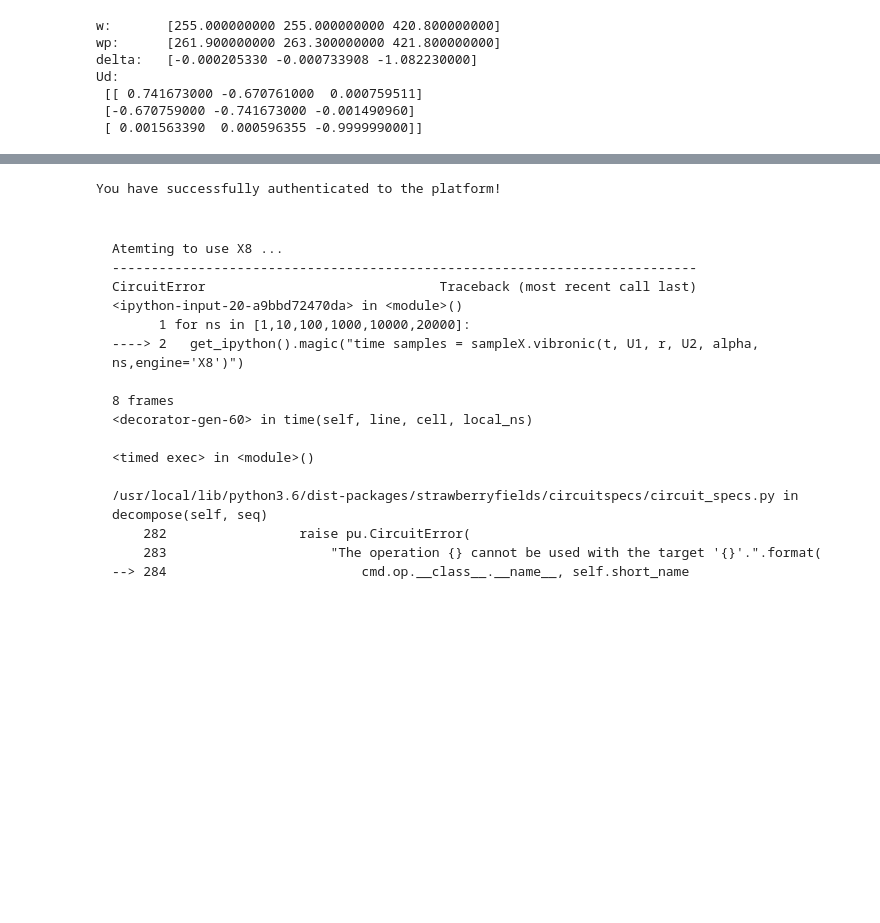
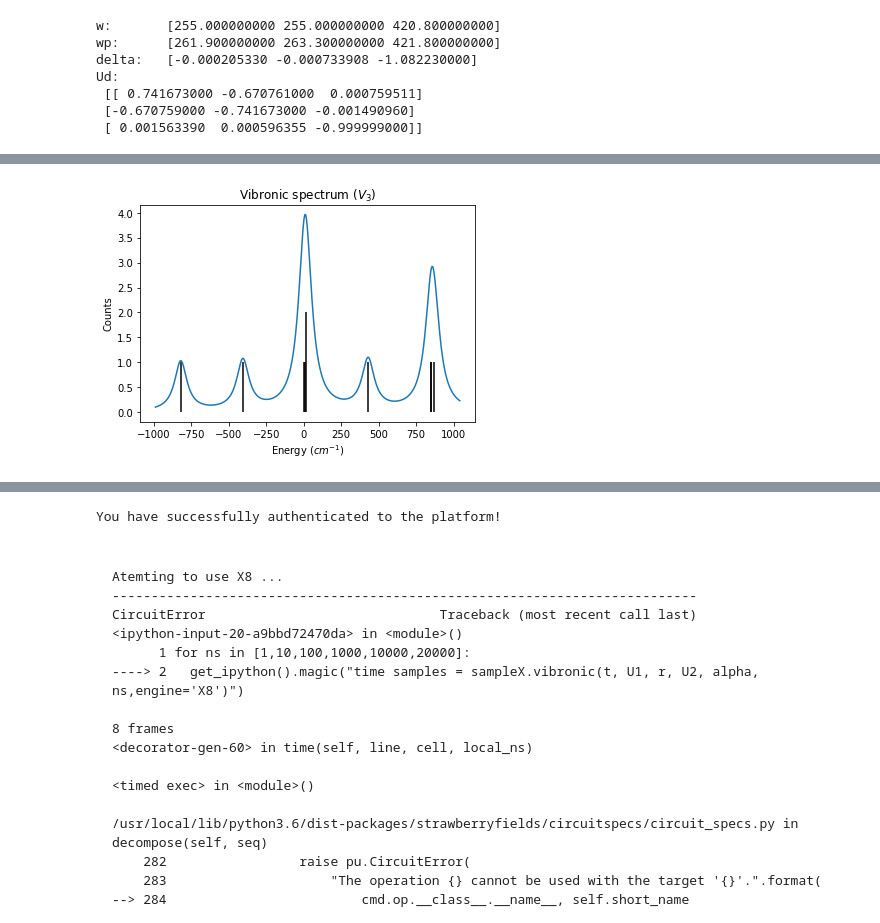
Before and after one commit to CDL-Quantum/CohortProject_2020, a Jupyter notebook: Project_3_Franck_Condon_Factors/Task_123+more.ipynb, the cells around one changed output, grey strips where cells are left out. Cells and saved outputs as stored; diff of their text form; code cells hidden in the pictures; blank space fills up the shorter version.

```diff
--- a/Project_3_Franck_Condon_Factors/Task_123+more.ipynb
+++ b/Project_3_Franck_Condon_Factors/Task_123+more.ipynb
@@ -350,0 +445,5 @@ Wall time: 64.9 ms
+# %%
+plot_desc = {'title': "Vibronic spectrum ($V_3$)", 'xlabel': "Energy ($cm^{-1}$)", 'ylabel': "Counts"}
+plot_spectrum_from_samples(e, plot_desc)#, gamma=50.0)
+# %% [output]
+[figure, added]
```
Also changed, not shown: parts of 34 cells of this notebook.
